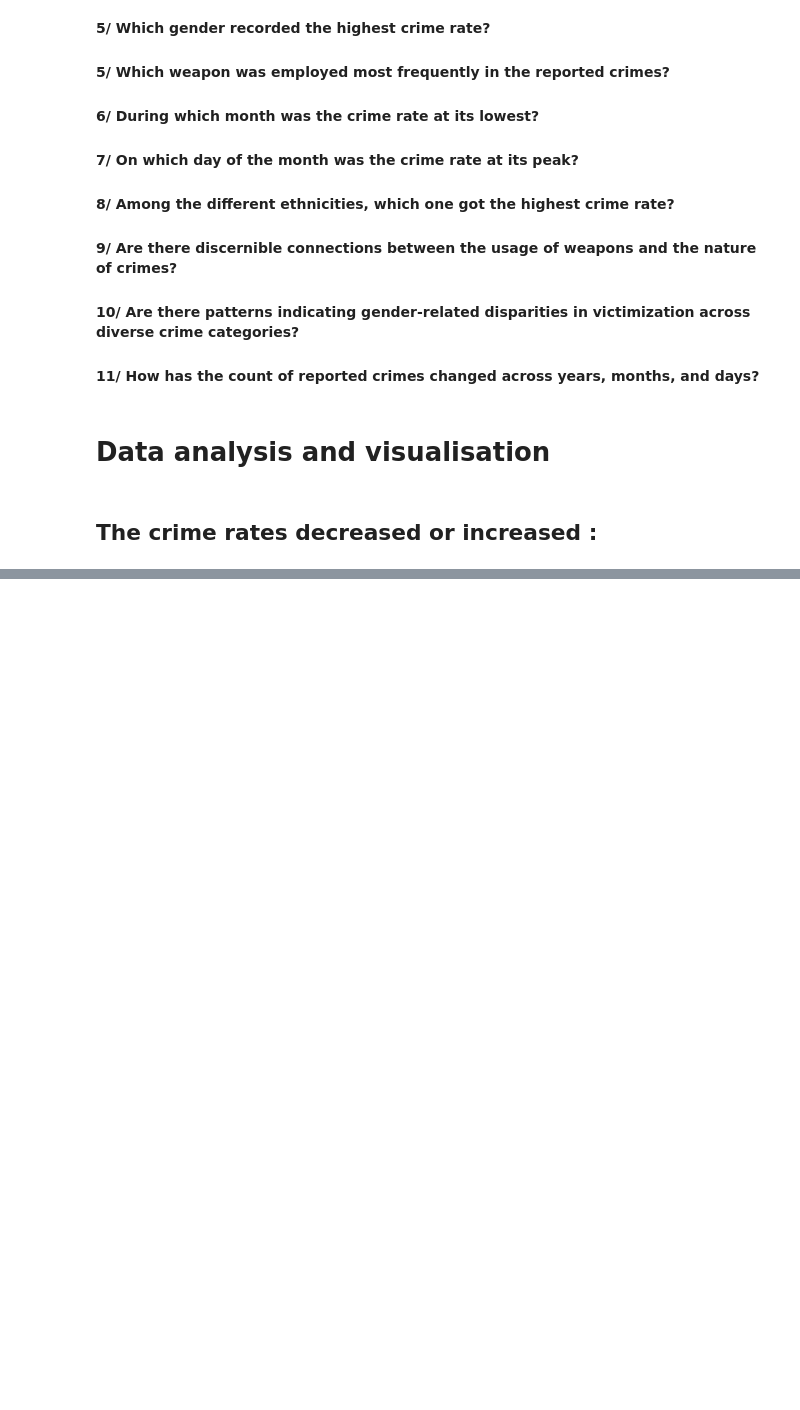
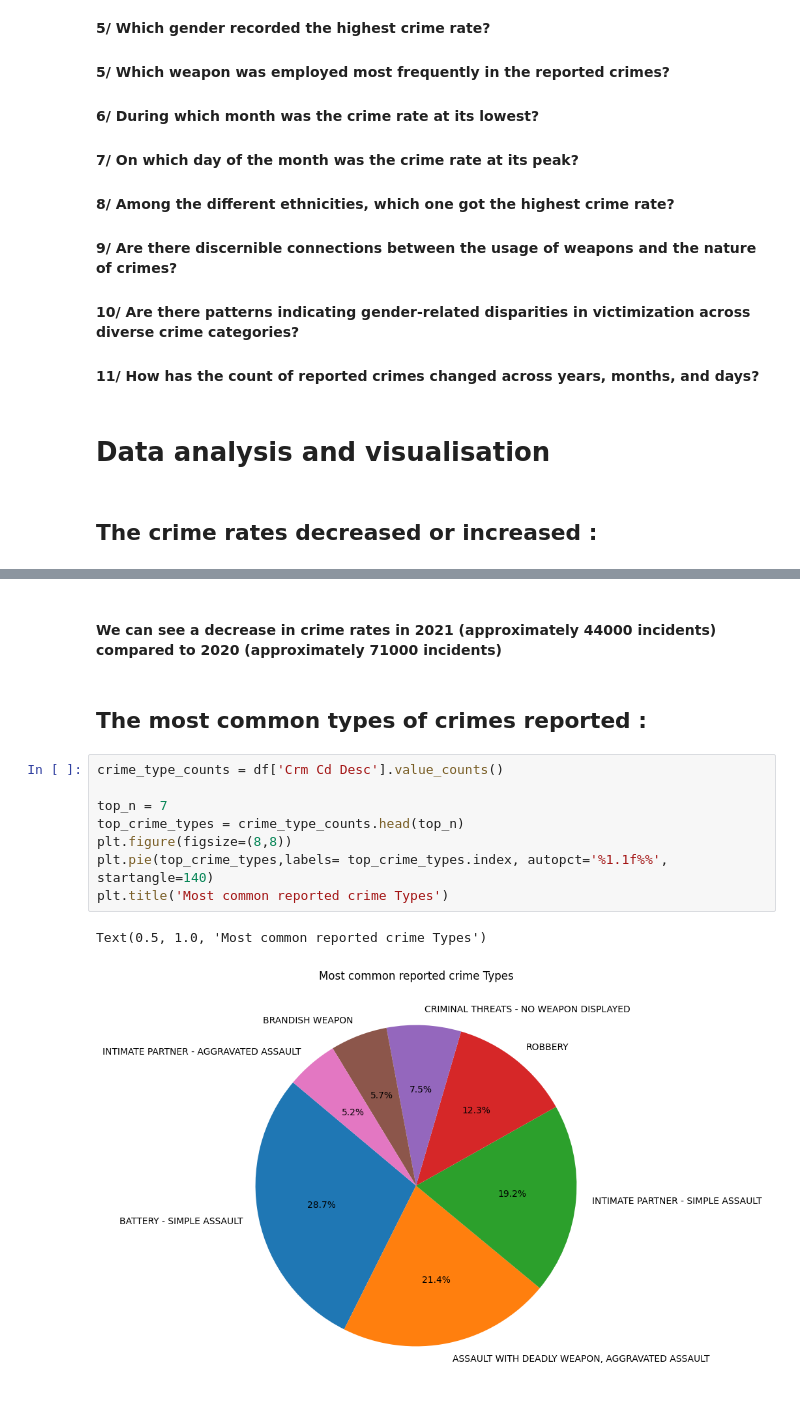
Before and after one commit to ImaneMdn/Los-Angeles-EDA, a Jupyter notebook: losangeles.ipynb, the cells around one changed output, grey strips where cells are left out. Drawn from its saved outputs; the diff is of its cells as text; blank space fills up the shorter version.

```diff
--- a/losangeles.ipynb
+++ b/losangeles.ipynb
@@ -209,0 +214,15 @@ plt.figure(figsize=(10,6))
+# %% [markdown]
+#### We can see a decrease in crime rates in 2021 (approximately 44000 incidents) compared to 2020 (approximately 71000 incidents)
+# %% [markdown]
+## The most common types of crimes reported :
+# %%
+crime_type_counts = df['Crm Cd Desc'].value_counts()
+
+top_n = 7
+top_crime_types = crime_type_counts.head(top_n)
+plt.figure(figsize=(8,8))
+plt.pie(top_crime_types,labels= top_crime_types.index, autopct='%1.1f%%', startangle=140)
+plt.title('Most common reported crime Types')
+# %% [output]
+Text(0.5, 1.0, 'Most common reported crime Types')
+[figure, added]
```
Also changed, not shown: parts of 4 cells of this notebook.
